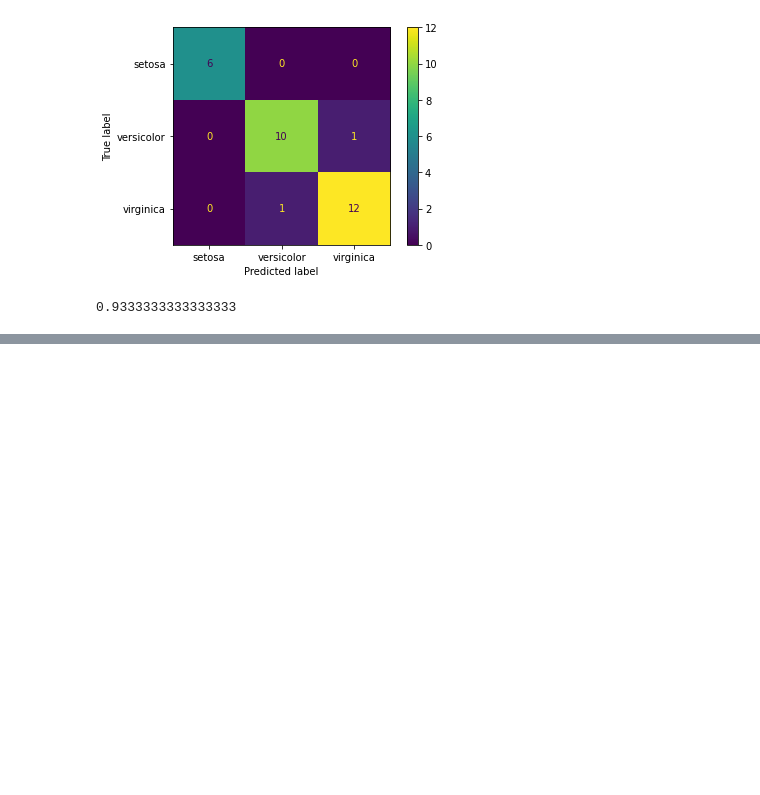
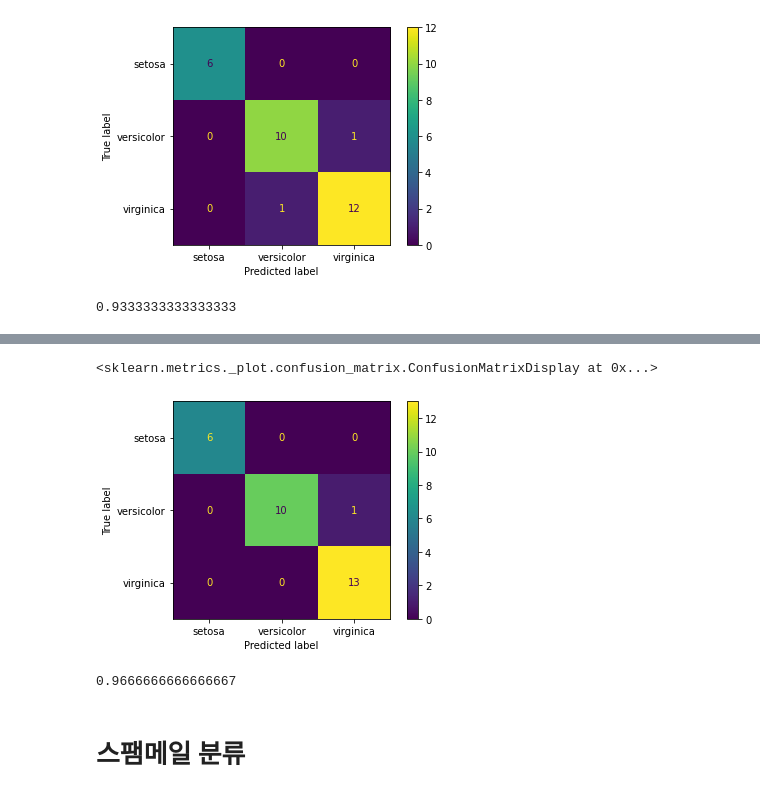
Before and after one commit to s2ul2/bitamin, a Jupyter notebook: 나이브베이즈.ipynb, the cells around one changed output, grey strips where cells are left out. Drawn from its saved outputs; the diff is of its cells as text; code cells hidden in the pictures; blank space fills up the shorter version.

```diff
--- a/나이브베이즈.ipynb
+++ b/나이브베이즈.ipynb
@@ -159,0 +163,7 @@ accuracy_score(y_test, pred)
+# %%
+from sklearn.model_selection import StratifiedKFold
+from sklearn.model_selection import GridSearchCV
+grid = GridSearchCV(GaussianNB(priors = [1/3,1/3,1/3]), param_grid=params_nb,
+                    cv = list(StratifiedKFold(n_splits = 5).split(X_train, y_train)),
+                    n_jobs = 2)
+grid.fit(X_train, y_train)
@@ -159,0 +190,4 @@ accuracy_score(y_test, pred)
+# %%
+print('best param:', grid.best_estimator_)
+print('best score:', grid.best_score_)
+best_nb = grid.best_estimator_
@@ -159,0 +198,2 @@ accuracy_score(y_test, pred)
+# %%
+best_nb.fit(X_train, y_train)
@@ -159,0 +203,3 @@ accuracy_score(y_test, pred)
+# %%
+new_pred = best_nb.predict(X_test)
+print(metrics.classification_report(y_test, new_pred))
@@ -159,0 +216,13 @@ accuracy_score(y_test, pred)
+# %%
+from sklearn.metrics import ConfusionMatrixDisplay
+cm = metrics.confusion_matrix(y_test, new_pred)
+ConfusionMatrixDisplay(cm, display_labels = load_iris().target_names).plot()
+# %% [output]
+<sklearn.metrics._plot.confusion_matrix.ConfusionMatrixDisplay at 0x...>
+[figure, added]
+# %%
+accuracy_score(y_test, new_pred)
+# %% [output]
+0.9666666666666667
+# %% [markdown]
+# 스팸메일 분류
```
Also changed, not shown: parts of 30 cells of this notebook.
